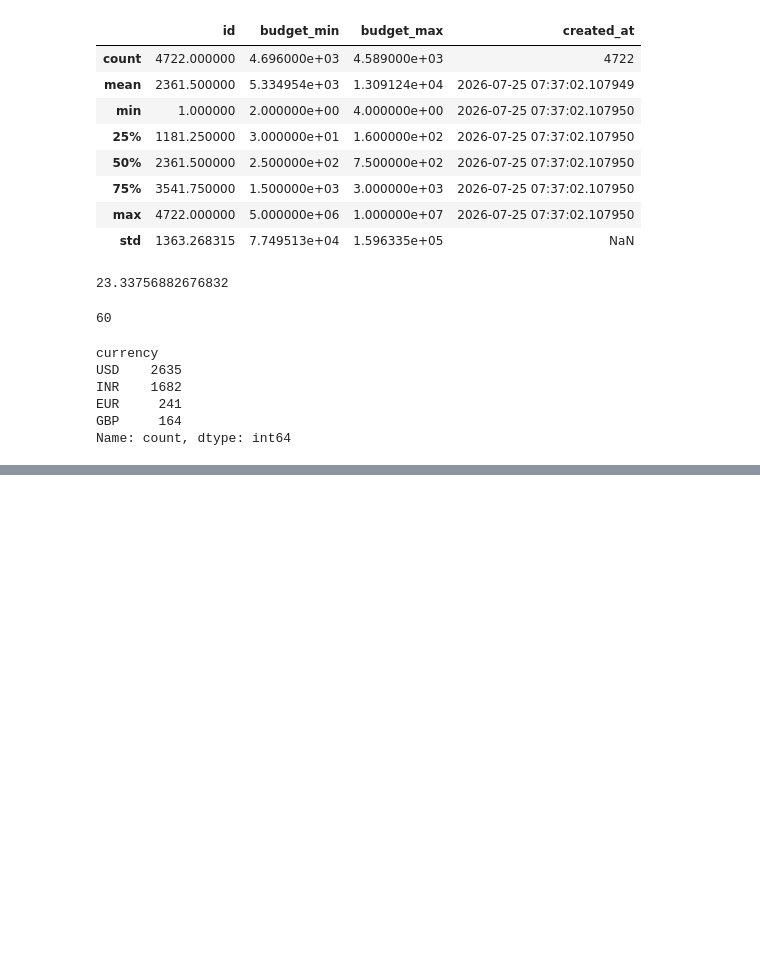
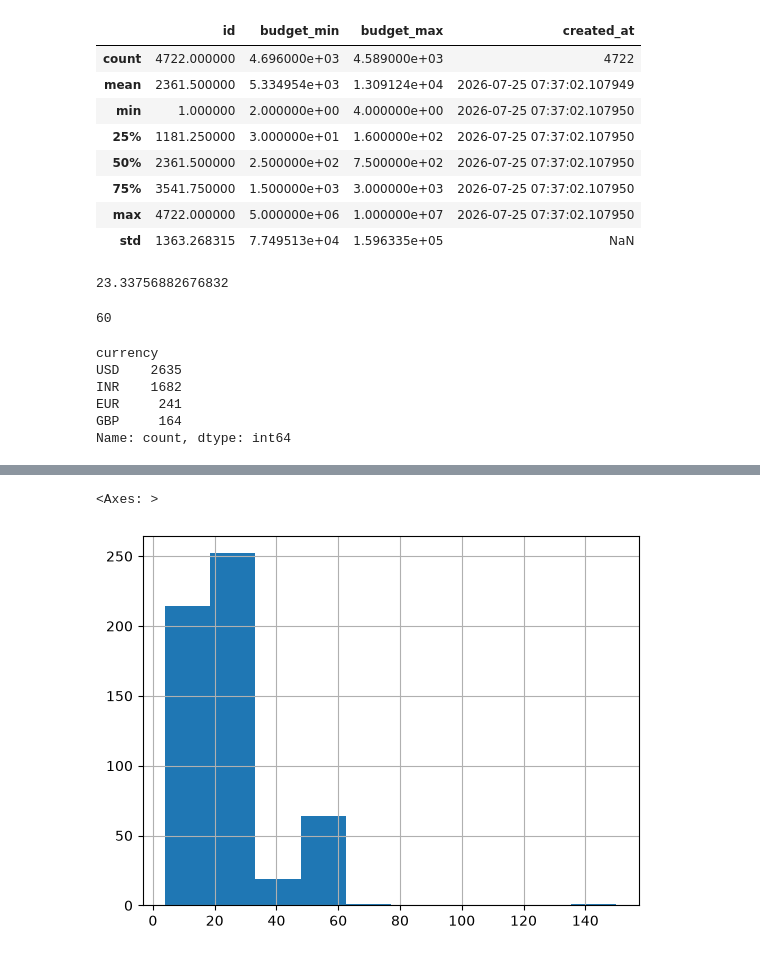
Before and after one commit to chrisvzqz/freelance-pricing-estimator, a Jupyter notebook: notebooks/04_eda.ipynb, the cells around one changed output, grey strips where cells are left out. Drawn from its saved outputs; the diff is of its cells as text; code cells hidden in the pictures; blank space fills up the shorter version.

```diff
--- a/notebooks/04_eda.ipynb
+++ b/notebooks/04_eda.ipynb
@@ -92,0 +172,5 @@ df.loc[df['budget_min'] > df['budget_max']]
+# %%
+df_usd_hourly['budget_max'].hist()
+# %% [output]
+<Axes: >
+[figure, added]
```
Also changed, not shown: parts of 19 cells of this notebook.
